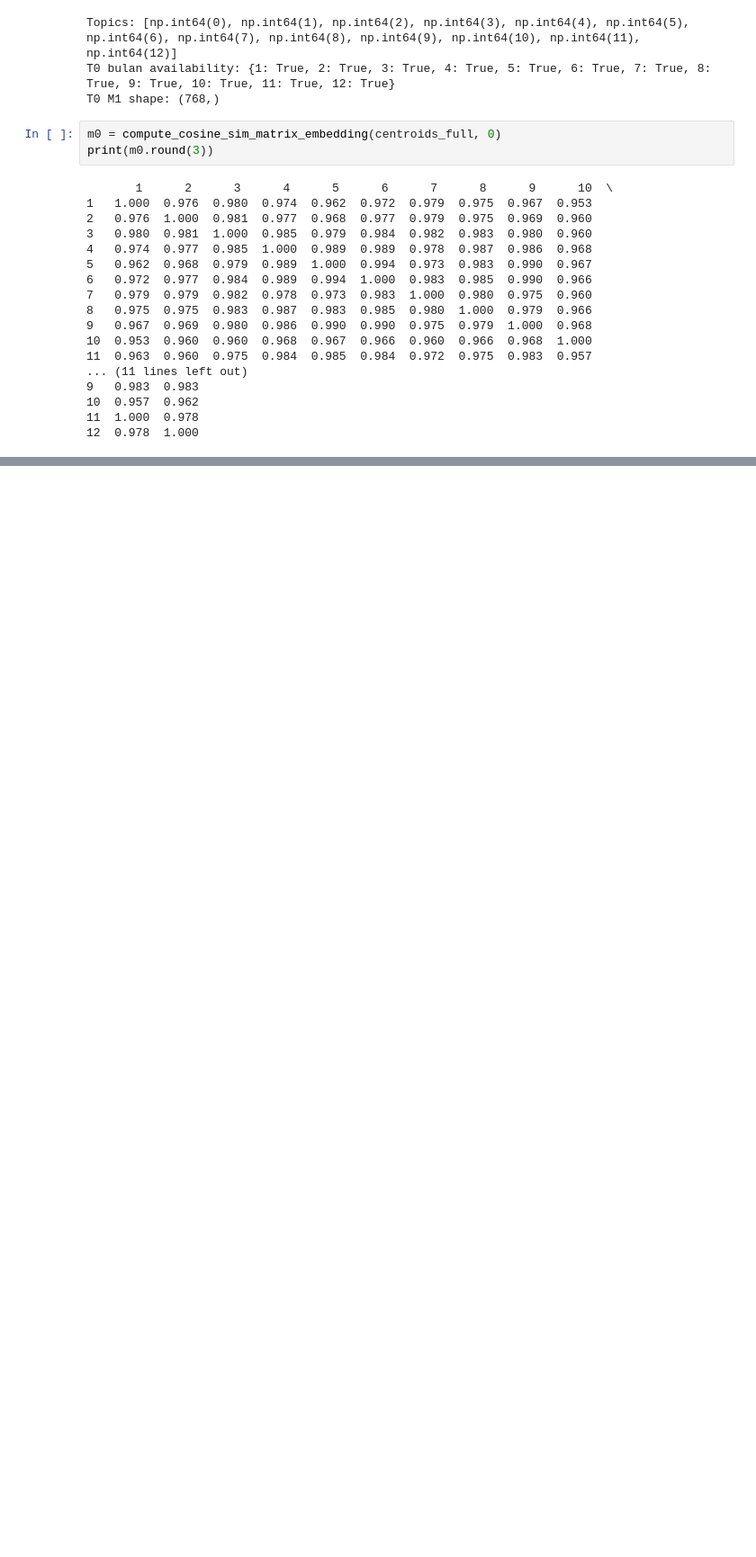
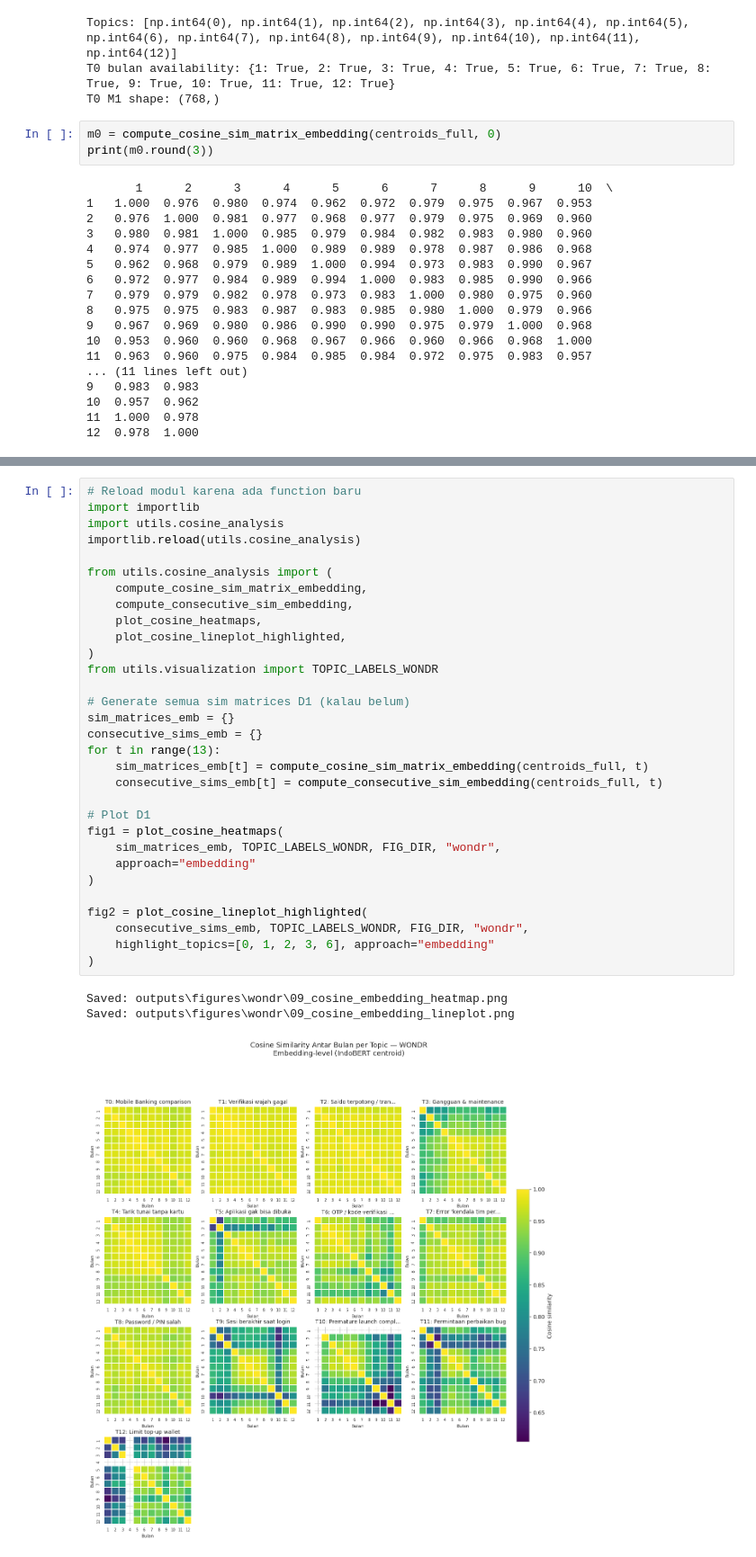
Before and after one commit to rabithahz-salwa/skripsi-bertopic-superapp, a Jupyter notebook: 05_bertopic_wondr.ipynb, the cells around one changed output, grey strips where cells are left out. Shown at 90% size. Drawn from its saved outputs; the diff is of its cells as text; blank space fills up the shorter version.

Commit message:
Add: cosine similarity plots for D1 and D2

```diff
--- a/05_bertopic_wondr.ipynb
+++ b/05_bertopic_wondr.ipynb
@@ -1730,0 +1754,35 @@ print(m0.round(3))
+# %%
+# Reload modul karena ada function baru
+import importlib
+import utils.cosine_analysis
+importlib.reload(utils.cosine_analysis)
+
+from utils.cosine_analysis import (
+    compute_cosine_sim_matrix_embedding,
+    compute_consecutive_sim_embedding,
+    plot_cosine_heatmaps,
+    plot_cosine_lineplot_highlighted,
+)
+from utils.visualization import TOPIC_LABELS_WONDR
+
+# Generate semua sim matrices D1 (kalau belum)
+sim_matrices_emb = {}
+consecutive_sims_emb = {}
+for t in range(13):
+    sim_matrices_emb[t] = compute_cosine_sim_matrix_embedding(centroids_full, t)
+    consecutive_sims_emb[t] = compute_consecutive_sim_embedding(centroids_full, t)
+
+# Plot D1
+fig1 = plot_cosine_heatmaps(
+    sim_matrices_emb, TOPIC_LABELS_WONDR, FIG_DIR, "wondr",
+    approach="embedding"
+)
+
+fig2 = plot_cosine_lineplot_highlighted(
+    consecutive_sims_emb, TOPIC_LABELS_WONDR, FIG_DIR, "wondr",
+    highlight_topics=[0, 1, 2, 3, 6], approach="embedding"
+)
+# %% [output]
+Saved: outputs\figures\wondr\09_cosine_embedding_heatmap.png
+Saved: outputs\figures\wondr\09_cosine_embedding_lineplot.png
+[figure, added]
```
Also changed, not shown: parts of 3 cells of this notebook, 5 other files.
